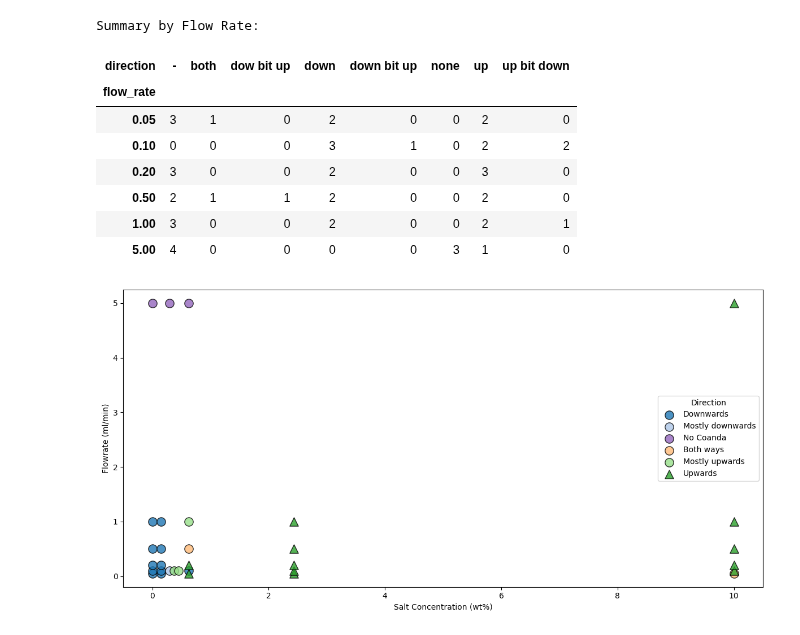
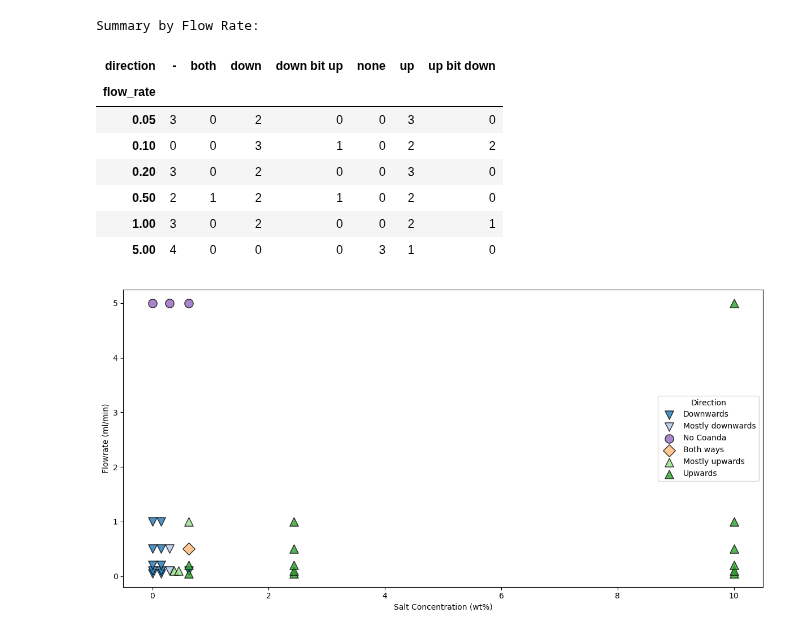
Before and after one commit to ottoittikorn/Projects, a Jupyter notebook: Coanda_results.ipynb, the cells around one changed output. Drawn from its saved outputs; the diff is of its cells as text; code cells hidden in the pictures.

```diff
--- a/Coanda_results.ipynb
+++ b/Coanda_results.ipynb
@@ -15,7 +15,7 @@ data = [
     (0.05, 0.45, "-"),
     (0.05, 0.625, "up"),
     (0.05, 2.43, "up"),
-    (0.05, 10.0, "both"),
+    (0.05, 10.0, "up"),
 
     (0.1, 0.0, "down"),
     (0.1, 0.15, "down"),
@@ -37,7 +37,7 @@ data = [
 
     (0.5, 0.0, "down"),
     (0.5, 0.15, "down"),
-    (0.5, 0.30, "dow bit up"), # Down mostly, abit up
+    (0.5, 0.30, "down bit up"), # Down mostly, abit up
     (0.5, 0.375, "-"),
     (0.5, 0.45, "-"),
     (0.5, 0.625, "both"),
@@ -115,42 +115,52 @@ direction_labels = {
     2: "Upwards",
 }
 
+direction_markers = {
+    -1: "v",      # Downwards: triangle down
+    -1.5: "v",    # Mostly downwards: triangle down
+    0: "o",       # No Coanda: circle
+    1: "D",       # Both ways: diamond
+    1.5: "^",     # Mostly upwards: triangle up
+    2: "^",       # Upwards: triangle up
+}
+
+
 plt.figure(figsize=(12, 6))
 for code, color in direction_colors.items():
     subset = df[df["direction_code"] == code]
-    marker_style = "^" if code == 2 else "o"
+    marker_style = direction_markers.get(code, "o")  # Default to circle if code not found
     plt.scatter(
         subset["salt_conc"],
         subset["flow_rate"],
         color=color,
         s=120,
         edgecolor="k",
         alpha=0.8,
         label=direction_labels[code],
         marker=marker_style
     )
 plt.ylabel("Flowrate (ml/min)")
 plt.xlabel("Salt Concentration (wt%)")
 plt.legend(title="Direction")
 plt.tight_layout()
 plt.show()
 
 # # ----------------------------
 # # 4. Direction distribution plot
 # # ----------------------------
 # plt.figure(figsize=(8, 5))
 # sns.countplot(data=df, x="flow_rate", hue="direction")
 # plt.title("Direction Distribution per Flow Rate")
 # plt.tight_layout()
 # plt.show()
 # %% [output]
 Summary by Flow Rate:
-| direction | - | both | dow bit up | down | down bit up | none | up | up bit down |
-| flow_rate |  |  |  |  |  |  |  |  |
-| 0.05 | 3 | 1 | 0 | 2 | 0 | 0 | 2 | 0 |
-| 0.10 | 0 | 0 | 0 | 3 | 1 | 0 | 2 | 2 |
-| 0.20 | 3 | 0 | 0 | 2 | 0 | 0 | 3 | 0 |
-| 0.50 | 2 | 1 | 1 | 2 | 0 | 0 | 2 | 0 |
-| 1.00 | 3 | 0 | 0 | 2 | 0 | 0 | 2 | 1 |
-| 5.00 | 4 | 0 | 0 | 0 | 0 | 3 | 1 | 0 |
+| direction | - | both | down | down bit up | none | up | up bit down |
+| flow_rate |  |  |  |  |  |  |  |
+| 0.05 | 3 | 0 | 2 | 0 | 0 | 3 | 0 |
+| 0.10 | 0 | 0 | 3 | 1 | 0 | 2 | 2 |
+| 0.20 | 3 | 0 | 2 | 0 | 0 | 3 | 0 |
+| 0.50 | 2 | 1 | 2 | 1 | 0 | 2 | 0 |
+| 1.00 | 3 | 0 | 2 | 0 | 0 | 2 | 1 |
+| 5.00 | 4 | 0 | 0 | 0 | 3 | 1 | 0 |
-[figure, old version]
+[figure, new version]
```
Also changed, not shown: parts of 1 cell of this notebook.
